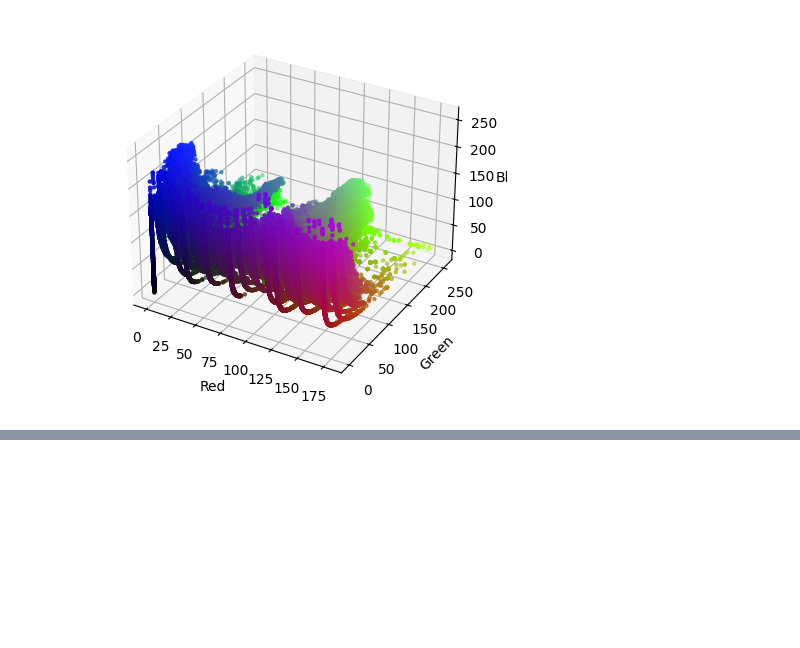
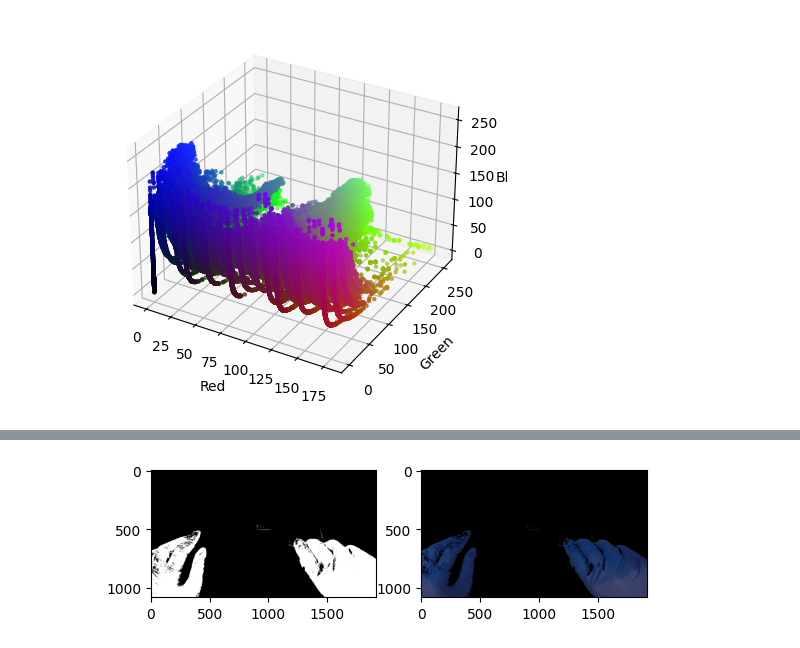
Before and after one commit to Napwillcode8848/OpenSutureNet, a Jupyter notebook: hand_movement.ipynb, the cells around one changed output, grey strips where cells are left out. Saved outputs shown, nothing was run; the diff lists cells and outputs as text; code cells hidden in the pictures; blank space fills up the shorter version.

```diff
--- a/hand_movement.ipynb
+++ b/hand_movement.ipynb
@@ -90,0 +151,15 @@ plot_color_space(hsv_frame0)
+# %%
+# mask the color on the image
+
+lower_blue = np.array([100, 80,  60])   # Hue, Saturation, Value
+upper_blue = np.array([130, 220, 120])
+
+mask   = cv2.inRange(hsv_frame0, lower_blue, upper_blue)
+result = cv2.bitwise_and(frame0, frame0, mask=mask)
+plt.subplot(1, 2, 1)
+plt.imshow(mask, cmap="gray")
+plt.subplot(1, 2, 2)
+plt.imshow(result)
+plt.show()
+# %% [output]
+[figure, added]
```
Also changed, not shown: parts of 6 cells of this notebook.
